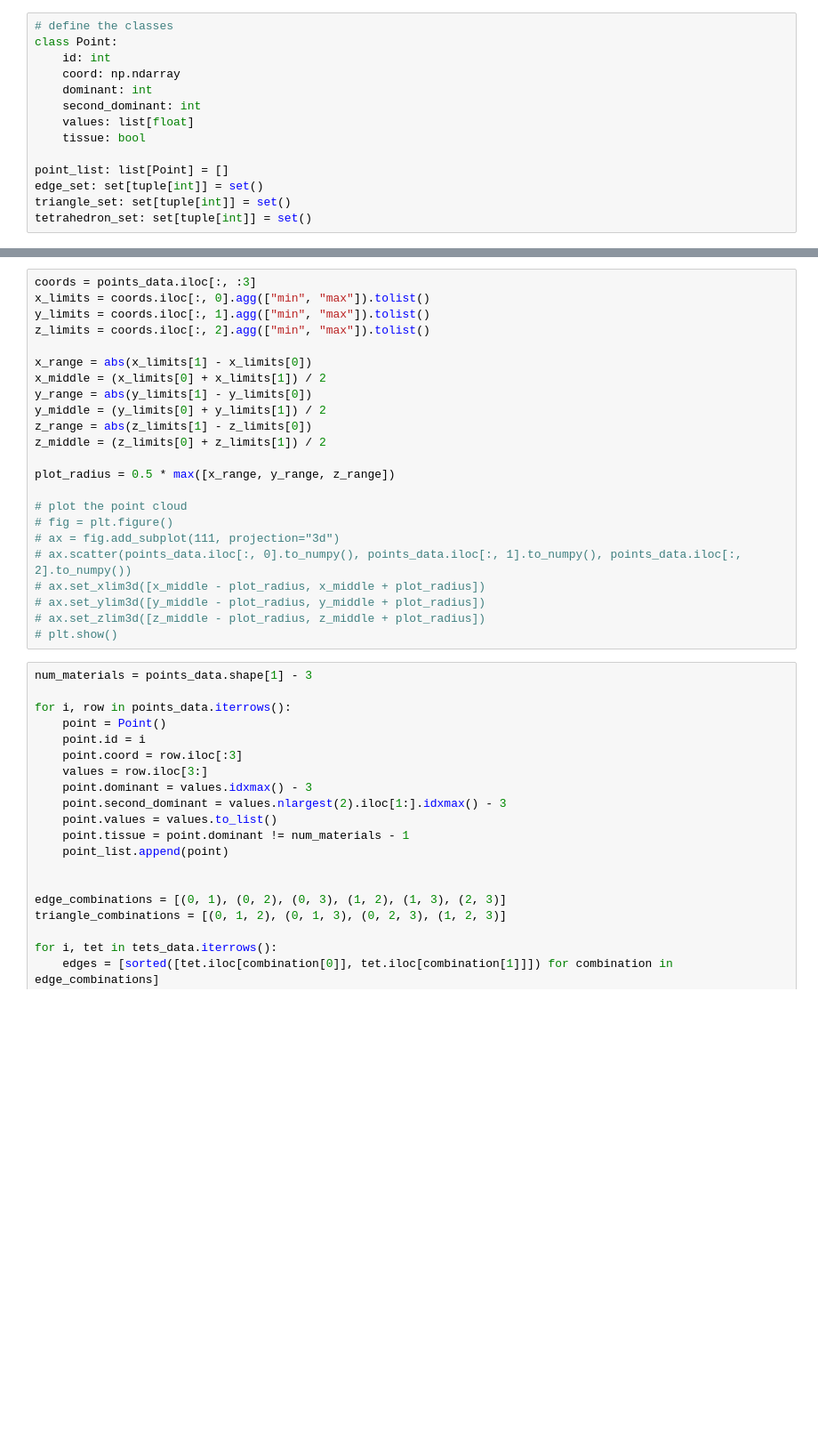
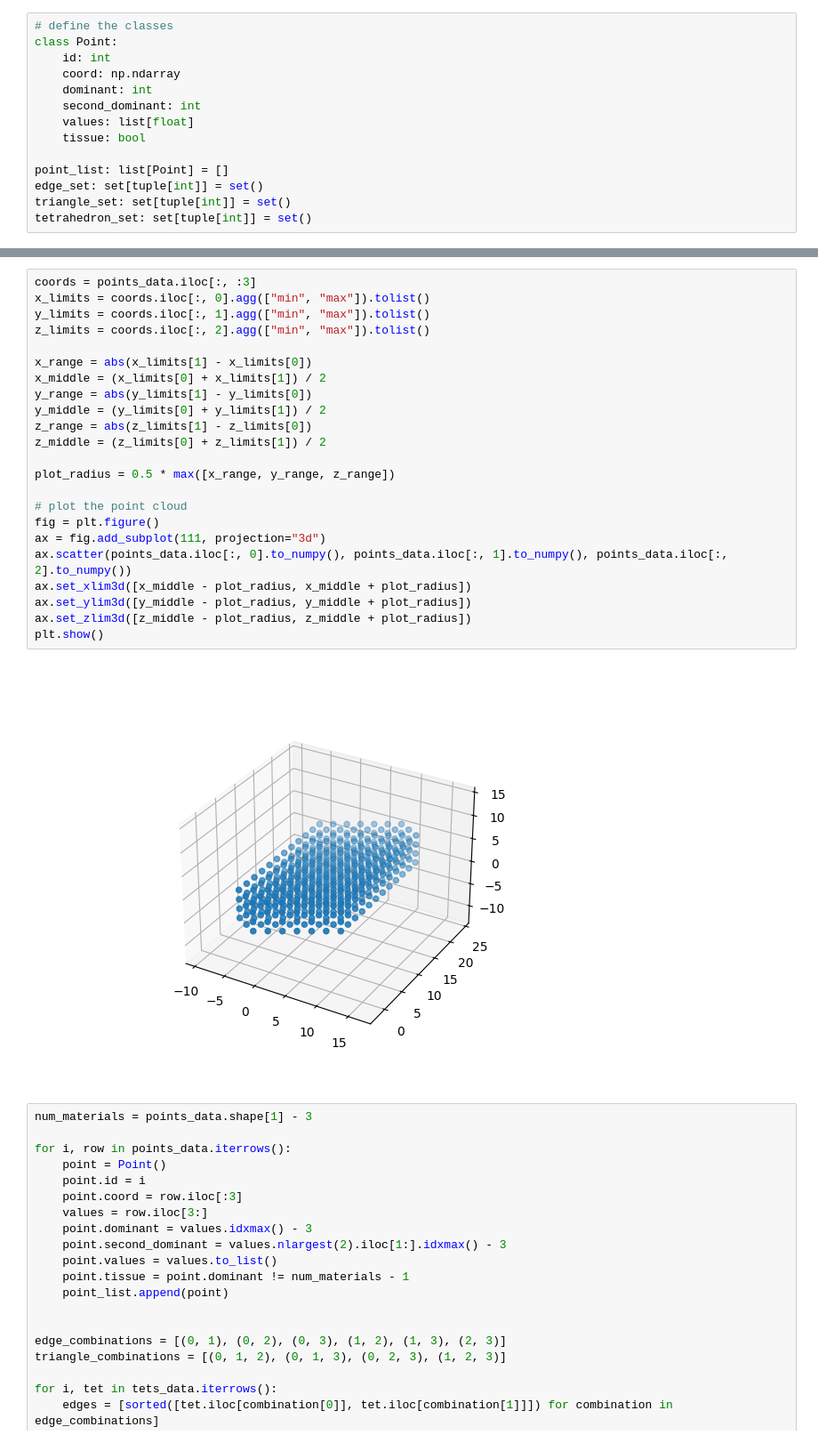
Before and after one commit to yin-wustl/st-visualizer, a Jupyter notebook: persistent-homology/ph.ipynb, the cells around one changed output, grey strips where cells are left out. Shown at 89% size. Cells and saved outputs as stored; diff of their text form; blank space fills up the shorter version.

```diff
--- a/persistent-homology/ph.ipynb
+++ b/persistent-homology/ph.ipynb
@@ -47,26 +47,28 @@ if points_data.isna().any().any():
 # %%
 coords = points_data.iloc[:, :3]
 x_limits = coords.iloc[:, 0].agg(["min", "max"]).tolist()
 y_limits = coords.iloc[:, 1].agg(["min", "max"]).tolist()
 z_limits = coords.iloc[:, 2].agg(["min", "max"]).tolist()
 
 x_range = abs(x_limits[1] - x_limits[0])
 x_middle = (x_limits[0] + x_limits[1]) / 2
 y_range = abs(y_limits[1] - y_limits[0])
 y_middle = (y_limits[0] + y_limits[1]) / 2
 z_range = abs(z_limits[1] - z_limits[0])
 z_middle = (z_limits[0] + z_limits[1]) / 2
 
 plot_radius = 0.5 * max([x_range, y_range, z_range])
 
 # plot the point cloud
-# fig = plt.figure()
-# ax = fig.add_subplot(111, projection="3d")
-# ax.scatter(points_data.iloc[:, 0].to_numpy(), points_data.iloc[:, 1].to_numpy(), points_data.iloc[:, 2].to_numpy())
-# ax.set_xlim3d([x_middle - plot_radius, x_middle + plot_radius])
-# ax.set_ylim3d([y_middle - plot_radius, y_middle + plot_radius])
-# ax.set_zlim3d([z_middle - plot_radius, z_middle + plot_radius])
-# plt.show()
+fig = plt.figure()
+ax = fig.add_subplot(111, projection="3d")
+ax.scatter(points_data.iloc[:, 0].to_numpy(), points_data.iloc[:, 1].to_numpy(), points_data.iloc[:, 2].to_numpy())
+ax.set_xlim3d([x_middle - plot_radius, x_middle + plot_radius])
+ax.set_ylim3d([y_middle - plot_radius, y_middle + plot_radius])
+ax.set_zlim3d([z_middle - plot_radius, z_middle + plot_radius])
+plt.show()
+# %% [output]
+[figure, added]
 # %%
 num_materials = points_data.shape[1] - 3
 
```
Also changed, not shown: parts of 2 cells of this notebook, 15 other files.
